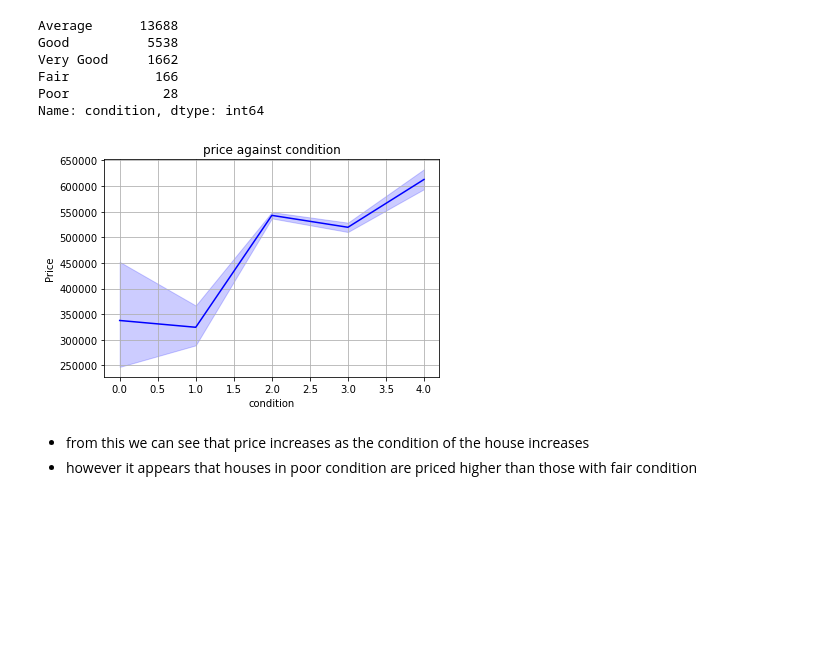
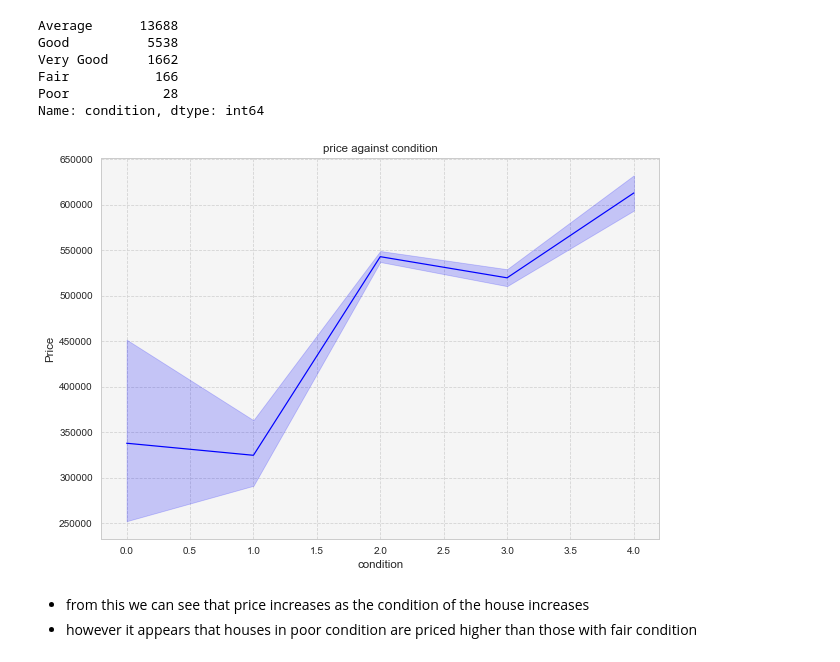
Before and after one commit to BKitainge/Phase_2_Project, a Jupyter notebook: Phase2Projectedit.ipynb, the cells around one changed output. Drawn from its saved outputs; the diff is of its cells as text; code cells hidden in the pictures; blank space fills up the shorter version.

```diff
--- a/Phase2Projectedit.ipynb
+++ b/Phase2Projectedit.ipynb
@@ -348,0 +368,25 @@ plt.show()
+# %%
+# Import seaborn and set style
+import seaborn as sns
+sns.set_style('whitegrid')
+
+# Create a color palette
+colors = sns.color_palette('YlGnBu', len(df['grade'].unique()))
+
+# Plot the bar chart with the chosen colors
+ax = df.groupby('grade')['price'].mean().plot(kind='bar', color=colors)
+
+# Set the plot title and axis labels
+ax.set_title('Average price by grade', fontsize=14)
+ax.set_xlabel('Grade', fontsize=12)
+ax.set_ylabel('Price', fontsize=12)
+
+# Set the x-tick labels to be more readable
+ax.set_xticklabels(df['grade'].unique(), rotation=0)
+
+# Set the figure size
+fig = plt.gcf()
+fig.set_size_inches(10, 6)
+
+# Show the plot
+plt.show()
@@ -373,16 +419,25 @@ cond_dict = {'Poor': 0,
 df.condition = df.condition.replace(cond_dict)
 # %%
 # getting basic visualization of conditions against price
+plt.figure(figsize=(10, 7))
+
 sns.lineplot( x= 'condition', y = 'price',color = 'b', data=df)
 # Set the plot title and axis labels
 plt.title('price against condition')
 plt.xlabel('condition')
 plt.ylabel('Price')
-plt.grid()
+# Set the tick label font size
+plt.xticks(fontsize=10)
+plt.yticks(fontsize=10)
+
+# Set the grid lines and background color
+plt.grid(color='lightgray', linestyle='--')
+plt.gca().set_facecolor('whitesmoke')
+
 # Display the plot
 plt.show()
 # %% [output]
-[figure, old version]
+[figure, new version]
 # %% [markdown]
 * from this we can see that price increases as the condition of the house increases
 * however it appears that houses in poor condition are priced higher than those with fair condition
```
Also changed, not shown: parts of 31 cells of this notebook.
